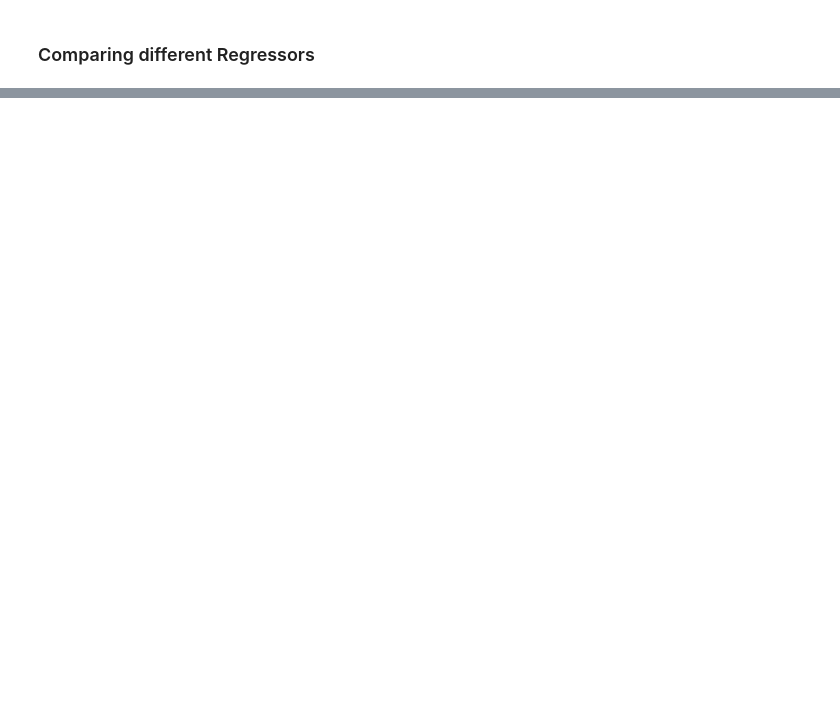
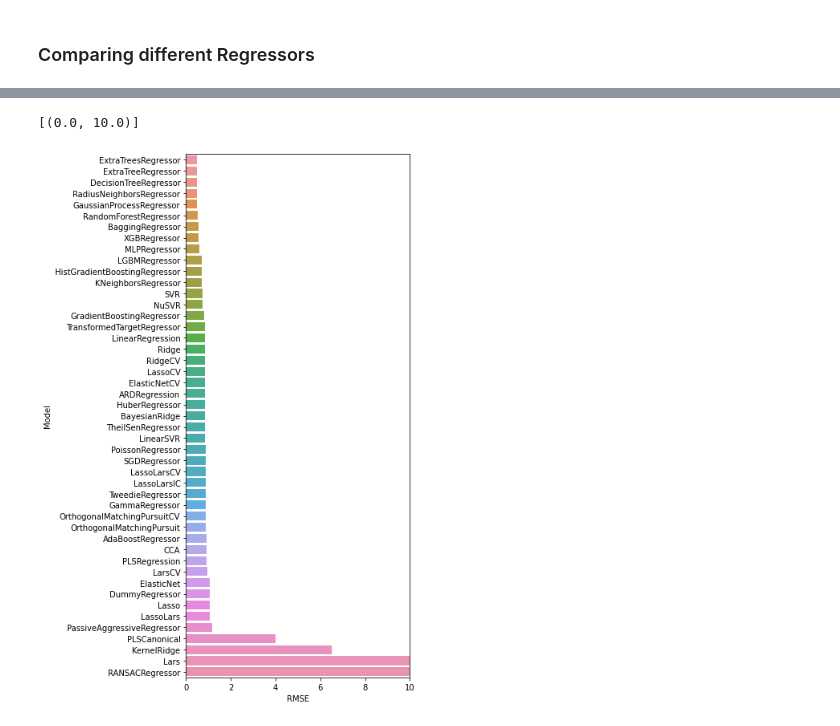
Before and after one commit to gschandan/QSAR, a Jupyter notebook: NaV1.7/QSAR_ChEMBL_NaV1.7.ipynb, the cells around one changed output, grey strips where cells are left out. Saved outputs shown, nothing was run; the diff lists cells and outputs as text; code cells hidden in the pictures; blank space fills up the shorter version.

```diff
--- a/NaV1.7/QSAR_ChEMBL_NaV1.7.ipynb
+++ b/NaV1.7/QSAR_ChEMBL_NaV1.7.ipynb
@@ -749,0 +816,7 @@ ax.set_ylim(0, 10)
+# %%
+plt.figure(figsize=(5, 12))
+ax = sns.barplot(y=predictions_train.index, x="RMSE", data=predictions_train)
+ax.set(xlim=(0, 10))
+# %% [output]
+[(0.0, 10.0)]
+[figure, added]
```
Also changed, not shown: parts of 23 cells of this notebook.
